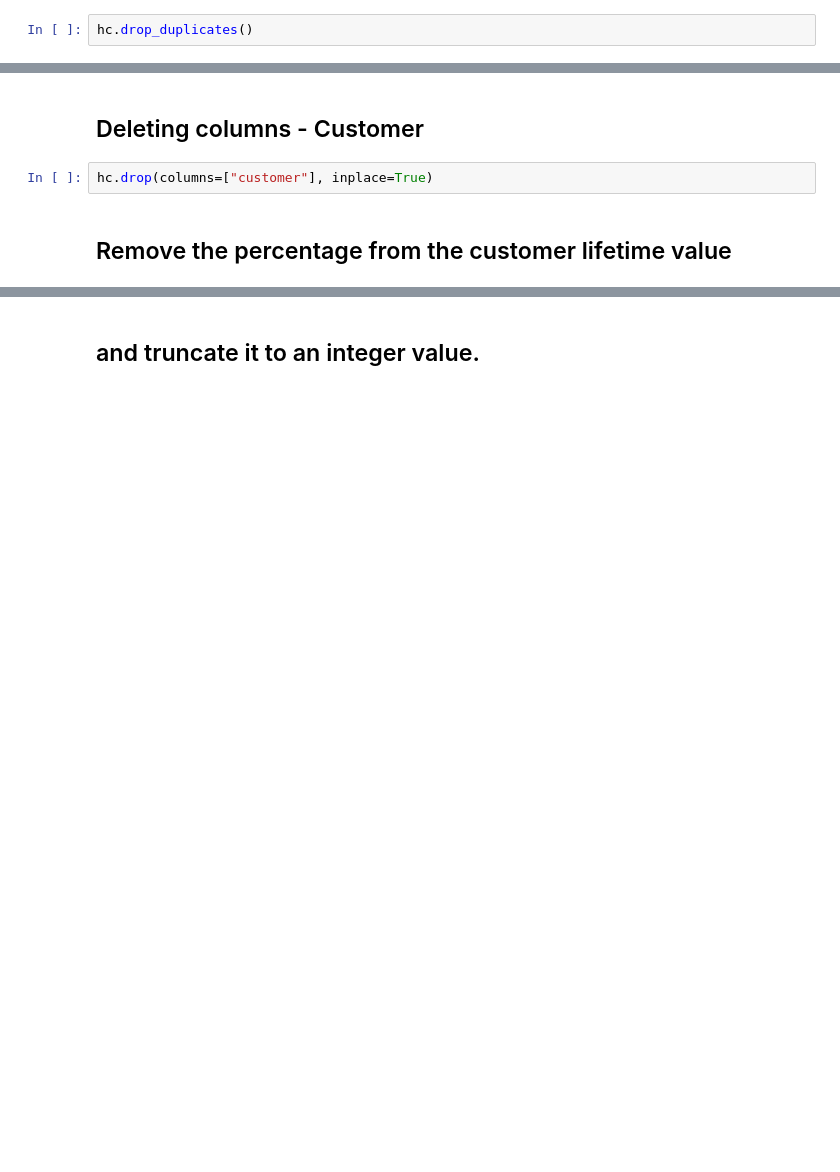
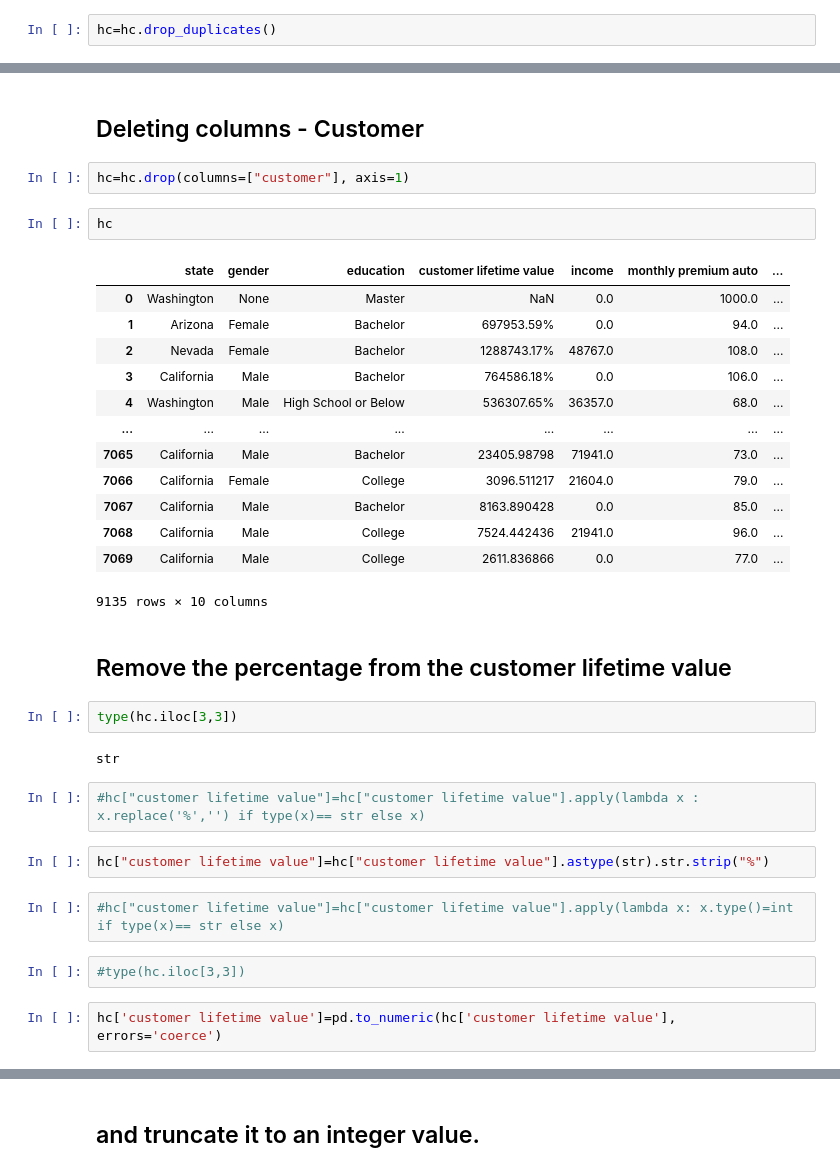
Before and after one commit to nullsieben/IronAhmet, a Jupyter notebook: healtcare_for_all.ipynb, the cells around one changed output, grey strips where cells are left out. Cells and saved outputs as stored; diff of their text form; blank space fills up the shorter version.

```diff
--- a/healtcare_for_all.ipynb
+++ b/healtcare_for_all.ipynb
@@ -220,4 +222,4 @@ array([None, 'Female', 'Male'], dtype=object)
 # %% [markdown]
 ## Removing duplicates
 # %%
-hc.drop_duplicates()
+hc=hc.drop_duplicates()
@@ -238,6 +242,36 @@ hc.drop_duplicates()
 # %% [markdown]
 ## Deleting columns - Customer
 # %%
-hc.drop(columns=["customer"], inplace=True)
+hc=hc.drop(columns=["customer"], axis=1)
+# %%
+hc
+# %% [output]
+|  | state | gender | education | customer lifetime value | income | monthly premium auto | ... |
+| 0 | Washington | None | Master | NaN | 0.0 | 1000.0 | ... |
+| 1 | Arizona | Female | Bachelor | 697953.59% | 0.0 | 94.0 | ... |
+| 2 | Nevada | Female | Bachelor | 1288743.17% | 48767.0 | 108.0 | ... |
+| 3 | California | Male | Bachelor | 764586.18% | 0.0 | 106.0 | ... |
+| 4 | Washington | Male | High School or Below | 536307.65% | 36357.0 | 68.0 | ... |
+| ... | ... | ... | ... | ... | ... | ... | ... |
+| 7065 | California | Male | Bachelor | 23405.98798 | 71941.0 | 73.0 | ... |
+| 7066 | California | Female | College | 3096.511217 | 21604.0 | 79.0 | ... |
+| 7067 | California | Male | Bachelor | 8163.890428 | 0.0 | 85.0 | ... |
+| 7068 | California | Male | College | 7524.442436 | 21941.0 | 96.0 | ... |
+| 7069 | California | Male | College | 2611.836866 | 0.0 | 77.0 | ... |
+9135 rows × 10 columns
 # %% [markdown]
 ## Remove the percentage from the customer lifetime value
+# %%
+type(hc.iloc[3,3])
+# %% [output]
+str
+# %%
+#hc["customer lifetime value"]=hc["customer lifetime value"].apply(lambda x : x.replace('%','') if type(x)== str else x)
+# %%
+hc["customer lifetime value"]=hc["customer lifetime value"].astype(str).str.strip("%")
+# %%
+#hc["customer lifetime value"]=hc["customer lifetime value"].apply(lambda x: x.type()=int if type(x)== str else x)
+# %%
+#type(hc.iloc[3,3])
+# %%
+hc['customer lifetime value']=pd.to_numeric(hc['customer lifetime value'], errors='coerce')
```
Also changed, not shown: parts of 35 cells of this notebook.
